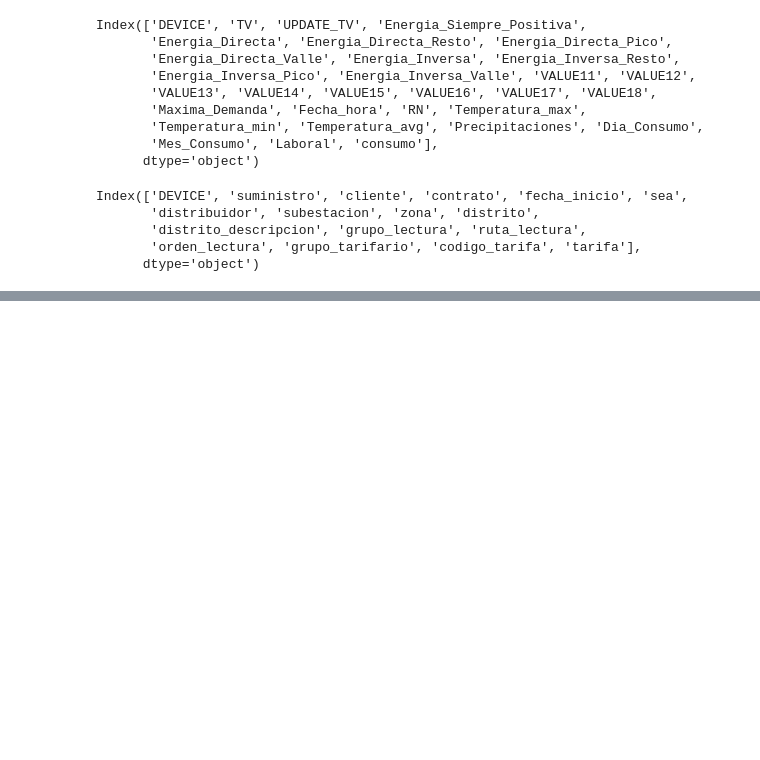
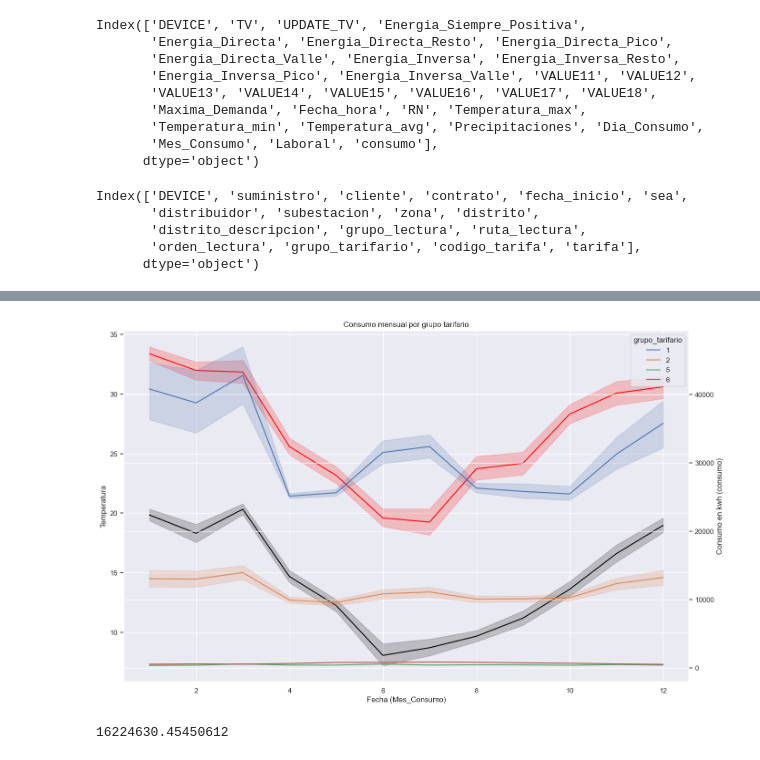
Before and after one commit to pasollipaula/DiplodatosMentoria, a Jupyter notebook: carga_datasets.ipynb, the cells around one changed output, grey strips where cells are left out. Saved outputs shown, nothing was run; the diff lists cells and outputs as text; code cells hidden in the pictures; blank space fills up the shorter version.

```diff
--- a/carga_datasets.ipynb
+++ b/carga_datasets.ipynb
@@ -759,0 +753,28 @@ plt.show()
+# %%
+# Identificar la causa de los picos, valles y consumos medios.
+#sns.set_theme(style="darkgrid")
+
+fig, ax = plt.subplots(figsize=(16, 10))
+
+# Plot the responses for different events and regions
+sns.lineplot(x="Mes_Consumo", y="Temperatura_max",
+             data=consumo_grupo_tarifario, ax=ax, color='red')
+sns.lineplot(x="Mes_Consumo", y="Temperatura_min",
+             data=consumo_grupo_tarifario, ax=ax, color='black')
+ax2 = ax.twinx()
+sns.lineplot(x="Mes_Consumo", y="consumo",
+             hue="grupo_tarifario",
+             data=consumo_grupo_tarifario, ax=ax2, palette=sns.color_palette())
+ax.set(xlabel='Fecha (Mes_Consumo)',
+       ylabel='Temperatura',
+       title='Consumo mensual por grupo tarifario')
+ax2.set(ylabel='Consumo en kwh (consumo)')
+
+plt.show()
+# %% [output]
+[figure, added]
+# %%
+# Consumo anual de energia kwh
+modelo['consumo'].sum()
+# %% [output]
+16224630.45450612
```
Also changed, not shown: parts of 13 cells of this notebook.
